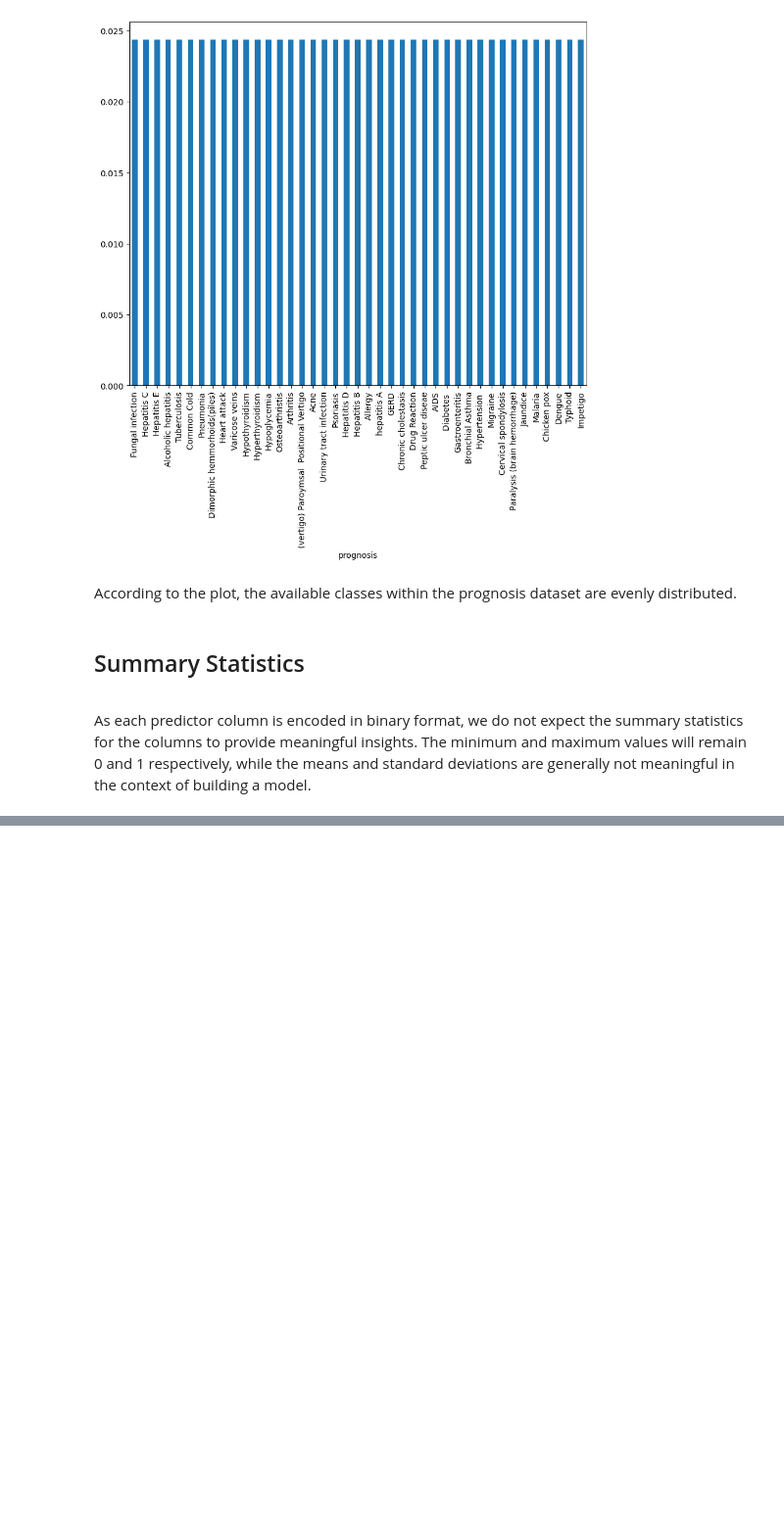
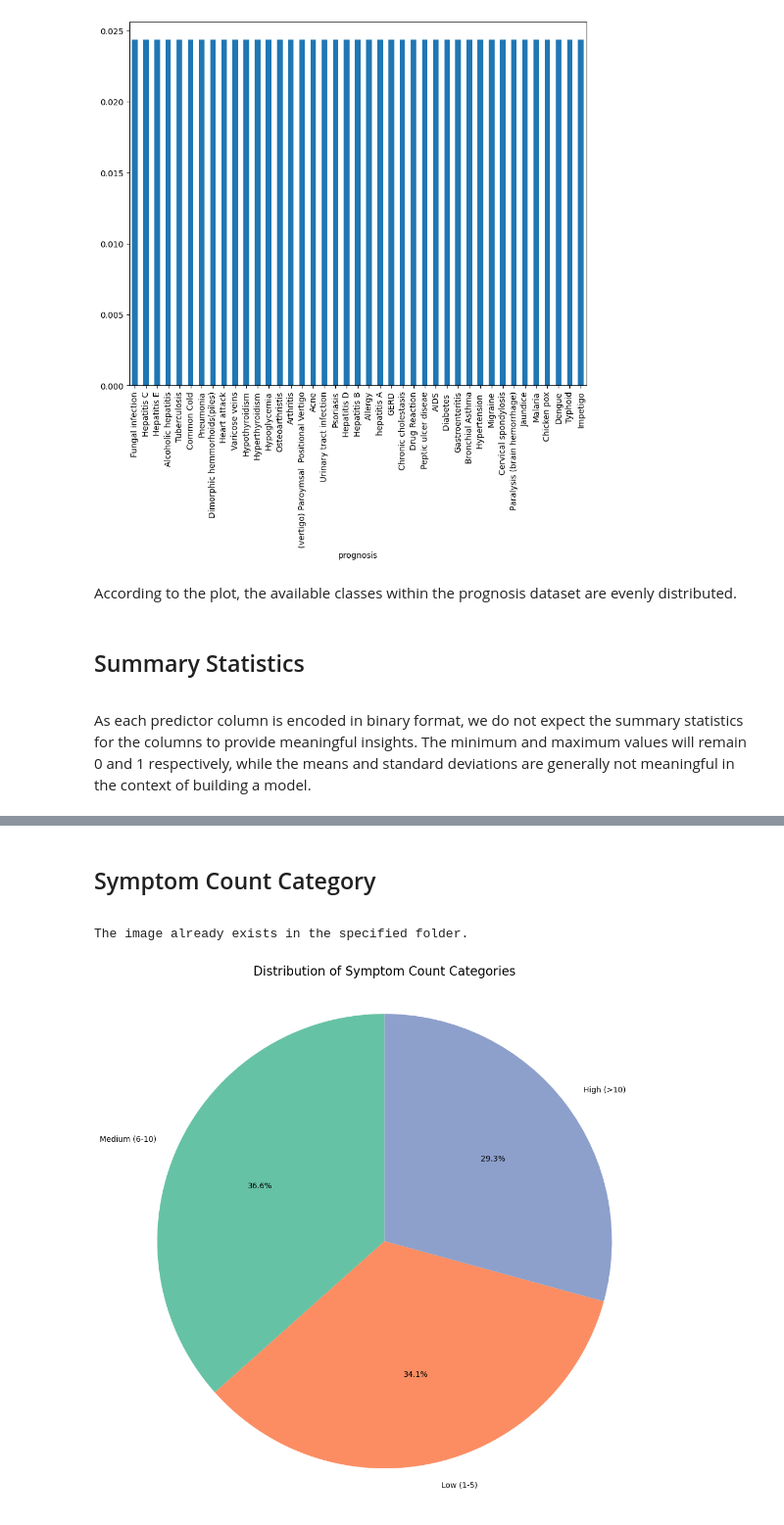
Before and after one commit to franklinen/disease_prediction, a Jupyter notebook: exploratory_analysis.ipynb, the cells around one changed output, grey strips where cells are left out. Shown at 98% size. Cells and saved outputs as stored; diff of their text form; code cells hidden in the pictures; blank space fills up the shorter version.

```diff
--- a/exploratory_analysis.ipynb
+++ b/exploratory_analysis.ipynb
@@ -137,0 +310,32 @@ plt.show()
+# %% [markdown]
+## Symptom Count Category
+<a id="Sympton-Count-Category"></a>
+# %%
+image_path_2 = os.path.join(image_folder, "symptom_count_category.png")
+
+# Pie Chart of Symptom Count Categories
+def categorize_count(count):
+    if count <= 5:
+        return 'Low (1-5)'
+    elif count <= 10:
+        return 'Medium (6-10)'
+    else:
+        return 'High (>10)'
+
+symptom_counts_df = pd.DataFrame({'count': symptom_counts})
+symptom_counts_df['category'] = symptom_counts_df['count'].apply(categorize_count)
+category_counts = symptom_counts_df['category'].value_counts()
+
+plt.figure(figsize=(10, 10))
+plt.pie(category_counts.values, labels=category_counts.index, autopct='%1.1f%%', startangle=90, colors=sns.color_palette("Set2"))
+plt.title('Distribution of Symptom Count Categories', fontsize=16)
+plt.axis('equal')
+plt.tight_layout()
+if not os.path.isfile(image_path_2):
+    plt.savefig(image_path_2, dpi=300, bbox_inches='tight')
+else:
+    print("The image already exists in the specified folder.")
+plt.show()
+# %% [output]
+The image already exists in the specified folder.
+[figure, added]
```
Also changed, not shown: parts of 46 cells of this notebook, 6 other files.
